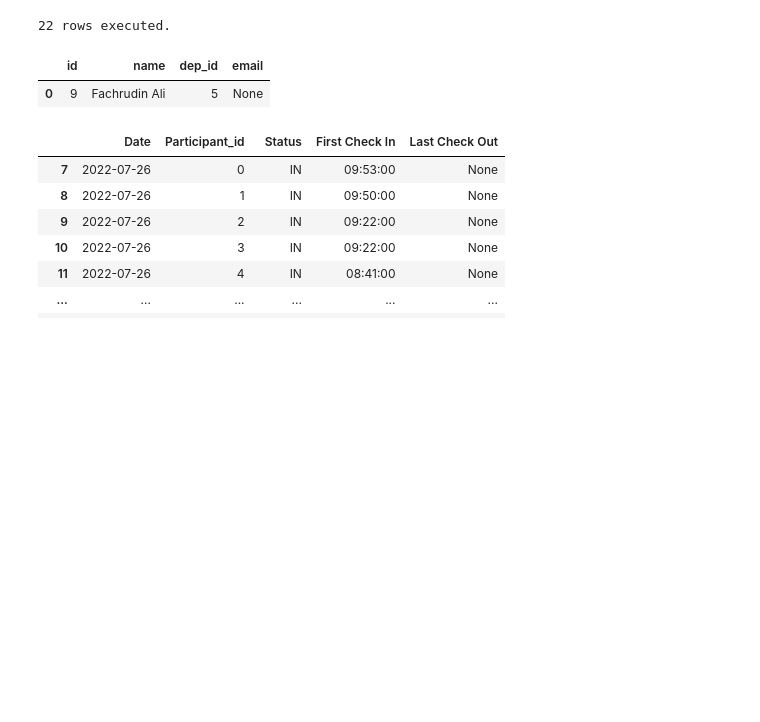
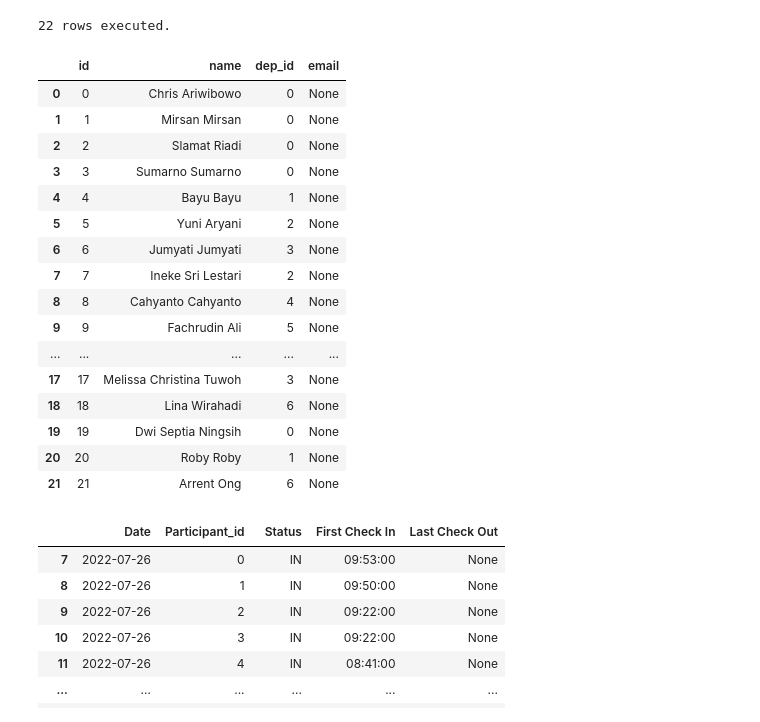
Before and after one commit to agungfazrulhaq/presensi_epsindo, a Jupyter notebook: modeling_data.ipynb, the cells around one changed output. Saved outputs shown, nothing was run; the diff lists cells and outputs as text; code cells hidden in the pictures; blank space fills up the shorter version.

```diff
--- a/modeling_data.ipynb
+++ b/modeling_data.ipynb
@@ -51,26 +51,41 @@ print(cursor.rowcount, "rows executed.")
 # %%
 def load_participants(conn, department=-1):
     cursor = conn.cursor()
 
     if department < 0 :
         cursor.execute("SELECT * FROM participant")
     else :
         cursor.execute("SELECT * FROM participant WHERE department_id="+str(department))
 
     result = cursor.fetchall()
 
     name = [result[i][1] for i in range(len(result))]
     ids = [result[i][0] for i in range(len(result))]
     dep_ids = [result[i][2] for i in range(len(result))]
     emails = [result[i][3] for i in range(len(result))]
 
     participant_df = pd.DataFrame({'id':ids, 'name':name, 'dep_id':dep_ids, 'email':emails})
     return participant_df
 
-load_participants(connection, department=5)
+load_participants(connection)
 # %% [output]
 |  | id | name | dep_id | email |
-| 0 | 9 | Fachrudin Ali | 5 | None |
+| 0 | 0 | Chris Ariwibowo | 0 | None |
+| 1 | 1 | Mirsan Mirsan | 0 | None |
+| 2 | 2 | Slamat Riadi | 0 | None |
+| 3 | 3 | Sumarno Sumarno | 0 | None |
+| 4 | 4 | Bayu Bayu | 1 | None |
+| 5 | 5 | Yuni Aryani | 2 | None |
+| 6 | 6 | Jumyati Jumyati | 3 | None |
+| 7 | 7 | Ineke Sri Lestari | 2 | None |
+| 8 | 8 | Cahyanto Cahyanto | 4 | None |
+| 9 | 9 | Fachrudin Ali | 5 | None |
+| ... | ... | ... | ... | ... |
+| 17 | 17 | Melissa Christina Tuwoh | 3 | None |
+| 18 | 18 | Lina Wirahadi | 6 | None |
+| 19 | 19 | Dwi Septia Ningsih | 0 | None |
+| 20 | 20 | Roby Roby | 1 | None |
+| 21 | 21 | Arrent Ong | 6 | None |
 # %%
 df_presensi = df_presensi.drop(columns=['ID'])
 # df_presensi = df_presensi.fillna()
```
Also changed, not shown: parts of 2 cells of this notebook, 4 other files.
